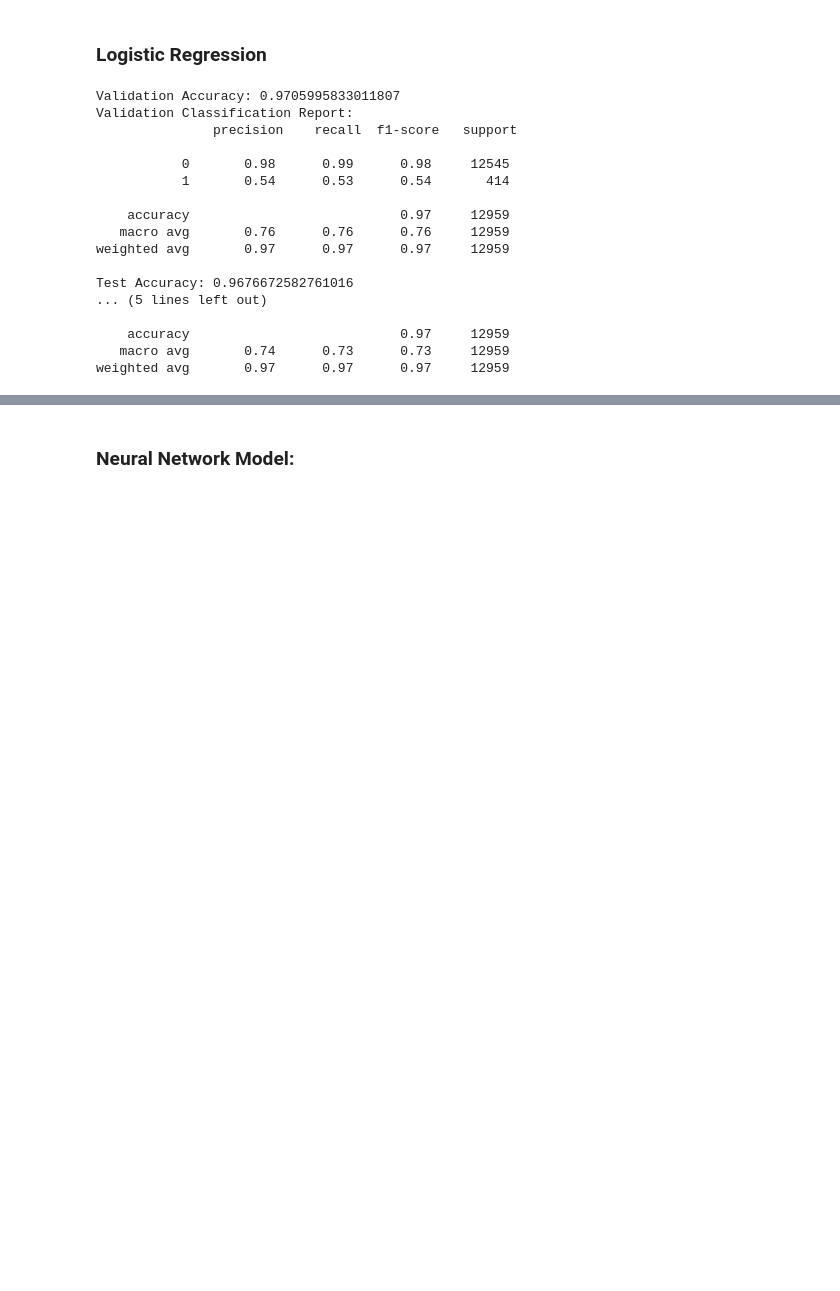
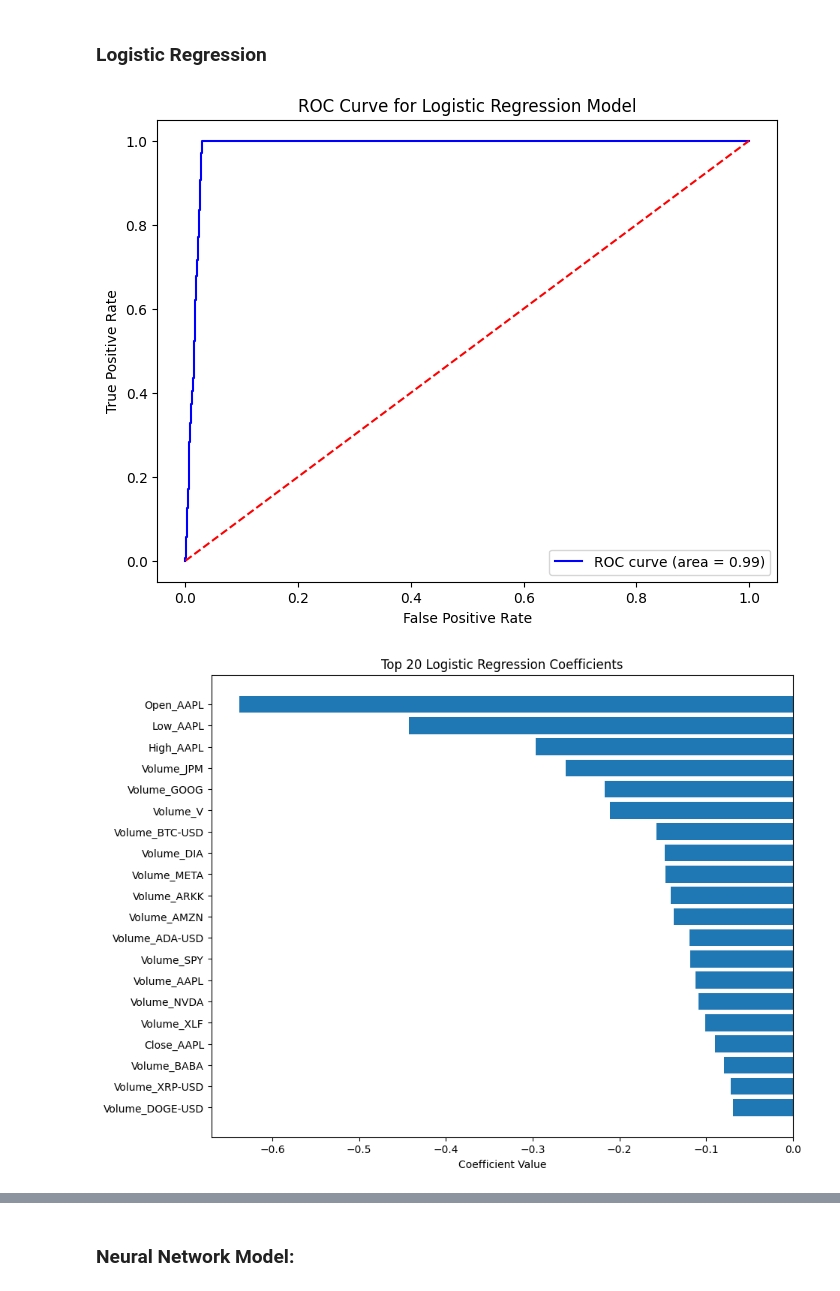
Before and after one commit to choueir1/CSE404Project, a Jupyter notebook: CSE 404 Project.ipynb, the cells around one changed output, grey strips where cells are left out. Saved outputs shown, nothing was run; the diff lists cells and outputs as text; code cells hidden in the pictures; blank space fills up the shorter version.

Commit message:
Ploted the Logiistic Regression Model

```diff
--- a/CSE 404 Project.ipynb
+++ b/CSE 404 Project.ipynb
@@ -169,60 +169,75 @@ assert X.isnull().sum().sum() == 0, "There are still missing values in the featu
 # ---------------------------
 # Use a 70/15/15 split for training, validation, and testing.
 X_train, X_temp, y_train, y_temp = train_test_split(
     X, y, test_size=0.3, random_state=42, stratify=y
 )
 X_val, X_test, y_val, y_test = train_test_split(
     X_temp, y_temp, test_size=0.5, random_state=42, stratify=y_temp
 )
 
 # ---------------------------
 # Feature Scaling
 # ---------------------------
 scaler = StandardScaler()
 X_train_scaled = scaler.fit_transform(X_train)
 X_val_scaled   = scaler.transform(X_val)
 X_test_scaled  = scaler.transform(X_test)
 
 # ---------------------------
 # Train Logistic Regression Model
 # ---------------------------
 log_reg = LogisticRegression(max_iter=500, random_state=42)
 log_reg.fit(X_train_scaled, y_train)
 
+import matplotlib.pyplot as plt
+from sklearn.metrics import roc_curve, auc, confusion_matrix, ConfusionMatrixDisplay
+
 # ---------------------------
-# Evaluate the Model
+# 1. Plot the ROC Curve
 # ---------------------------
+# Get predicted probabilities for the positive class on the test set.
+y_test_prob = log_reg.predict_proba(X_test_scaled)[:, 1]
 
-# Evaluate on Validation Set
-y_val_pred = log_reg.predict(X_val_scaled)
-val_accuracy = accuracy_score(y_val, y_val_pred)
-val_report = classification_report(y_val, y_val_pred)
+# Compute the ROC curve and the AUC.
+fpr, tpr, thresholds = roc_curve(y_test, y_test_prob)
+roc_auc = auc(fpr, tpr)
 
-print("Validation Accuracy:", val_accuracy)
-print("Validation Classification Report:\n", val_report)
+plt.figure(figsize=(8, 6))
+plt.plot(fpr, tpr, color='blue', label=f'ROC curve (area = {roc_auc:.2f})')
+plt.plot([0, 1], [0, 1], color='red', linestyle='--')
+plt.xlabel('False Positive Rate')
+plt.ylabel('True Positive Rate')
+plt.title('ROC Curve for Logistic Regression Model')
+plt.legend(loc='lower right')
+plt.show()
 
-# Evaluate on Test Set
-y_test_pred = log_reg.predict(X_test_scaled)
-test_accuracy = accuracy_score(y_test, y_test_pred)
-test_report = classification_report(y_test, y_test_pred)
+# ---------------------------
+# 2. Plot the Logistic Regression Coefficients
+# ---------------------------
+# Retrieve the coefficients and corresponding feature names.
+coef = log_reg.coef_[0]
+feature_names = X.columns
 
-print("Test Accuracy:", test_accuracy)
-print("Test Classification Report:\n", test_report)
+# Create a DataFrame and sort by absolute coefficient values.
+coef_df = pd.DataFrame({'Feature': feature_names, 'Coefficient': coef})
+coef_df['AbsCoefficient'] = coef_df['Coefficient'].abs()
+coef_df = coef_df.sort_values(by='AbsCoefficient', ascending=False)
+
+# Plot the top 20 features.
+plt.figure(figsize=(10, 8))
+plt.barh(coef_df['Feature'].head(20)[::-1], coef_df['Coefficient'].head(20)[::-1])
+plt.xlabel('Coefficient Value')
+plt.title('Top 20 Logistic Regression Coefficients')
+plt.show()
+
+# ---------------------------
+# 3. Plot the Confusion Matrix
+# ---------------------------
+cm = confusion_matrix(y_test, log_reg.predict(X_test_scaled))
+disp = ConfusionMatrixDisplay(confusion_matrix=cm)
+disp.plot(cmap=plt.cm.Blues)
+plt.title('Confusion Matrix for Logistic Regression Model')
+plt.show()
 # %% [output]
-Validation Accuracy: 0.9705995833011807
-Validation Classification Report:
-               precision    recall  f1-score   support
-
-           0       0.98      0.99      0.98     12545
-           1       0.54      0.53      0.54       414
-
-    accuracy                           0.97     12959
-   macro avg       0.76      0.76      0.76     12959
-weighted avg       0.97      0.97      0.97     12959
-
-Test Accuracy: 0.9676672582761016
-... (5 lines left out)
-
-    accuracy                           0.97     12959
-   macro avg       0.74      0.73      0.73     12959
-weighted avg       0.97      0.97      0.97     12959
+[figure, added]
+[figure, added]
```
Also changed, not shown: parts of 3 cells of this notebook.
